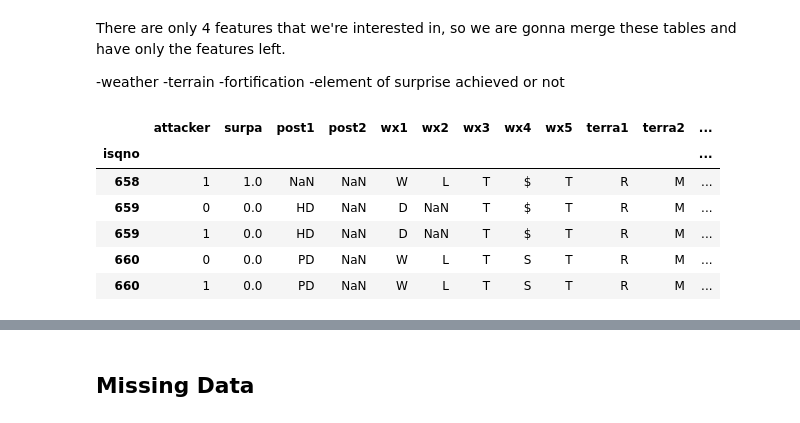
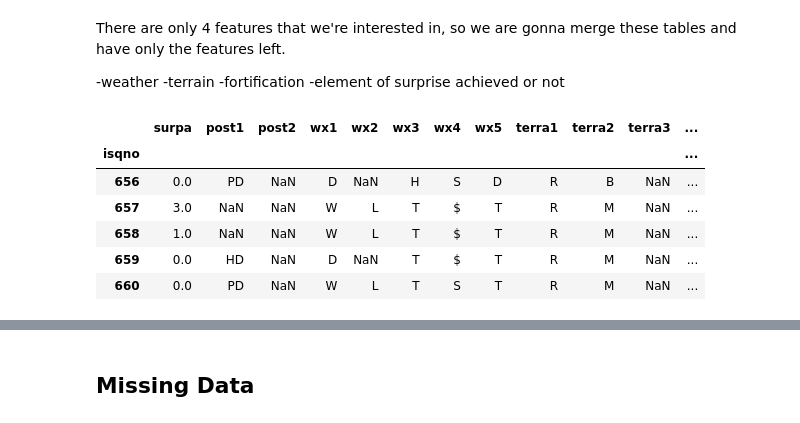
Before and after one commit to euihyeonmoon/Moonslab, a Jupyter notebook: victory-prediction.ipynb, the cells around one changed output, grey strips where cells are left out. Saved outputs shown, nothing was run; the diff lists cells and outputs as text; code cells hidden in the pictures.

```diff
--- a/victory-prediction.ipynb
+++ b/victory-prediction.ipynb
@@ -198,7 +172,3 @@ print(weather.columns)
 | 785 | 659 | 1 | D | NaN | T | $ | T |
 | 786 | 660 | 1 | W | L | T | S | T |
 Index(['isqno', 'wxno', 'wx1', 'wx2', 'wx3', 'wx4', 'wx5'], dtype='object')
-# %%
-weather = pd.read_csv('/kaggle/input/database-of-battles/weather.csv')
-display(weather.tail())
-print(weather.columns)
@@ -220,19 +182,17 @@ There are only 4 features that we're interested in, so we are gonna merge these
 # %%
 #The revised dataset that contains all information needed
 
 df = pd.merge(battle, terrain , on="isqno")
 df = pd.merge(df, weather, on = "isqno")
-df = pd.merge(df, belligerents, on = "isqno")
-df = df.set_index('isqno')
-
-df = df[['attacker', 'surpa', 'post1', 'post2', 'wx1', 'wx2', 'wx3', 'wx4', 'wx5', 'terra1', 'terra2', 'terra3', 'wina']]
+df.set_index('isqno', inplace = True)
+df = df[['surpa', 'post1', 'post2', 'wx1', 'wx2', 'wx3', 'wx4', 'wx5', 'terra1', 'terra2', 'terra3', 'wina']]
 
 display(df.tail())
 # %% [output]
-|  | attacker | surpa | post1 | post2 | wx1 | wx2 | wx3 | wx4 | wx5 | terra1 | terra2 | ... |
+|  | surpa | post1 | post2 | wx1 | wx2 | wx3 | wx4 | wx5 | terra1 | terra2 | terra3 | ... |
 | isqno |  |  |  |  |  |  |  |  |  |  |  | ... |
-| 658 | 1 | 1.0 | NaN | NaN | W | L | T | $ | T | R | M | ... |
-| 659 | 0 | 0.0 | HD | NaN | D | NaN | T | $ | T | R | M | ... |
-| 659 | 1 | 0.0 | HD | NaN | D | NaN | T | $ | T | R | M | ... |
-| 660 | 0 | 0.0 | PD | NaN | W | L | T | S | T | R | M | ... |
-| 660 | 1 | 0.0 | PD | NaN | W | L | T | S | T | R | M | ... |
+| 656 | 0.0 | PD | NaN | D | NaN | H | S | D | R | B | NaN | ... |
+| 657 | 3.0 | NaN | NaN | W | L | T | $ | T | R | M | NaN | ... |
+| 658 | 1.0 | NaN | NaN | W | L | T | $ | T | R | M | NaN | ... |
+| 659 | 0.0 | HD | NaN | D | NaN | T | $ | T | R | M | NaN | ... |
+| 660 | 0.0 | PD | NaN | W | L | T | S | T | R | M | NaN | ... |
```
Also changed, not shown: parts of 19 cells of this notebook.
